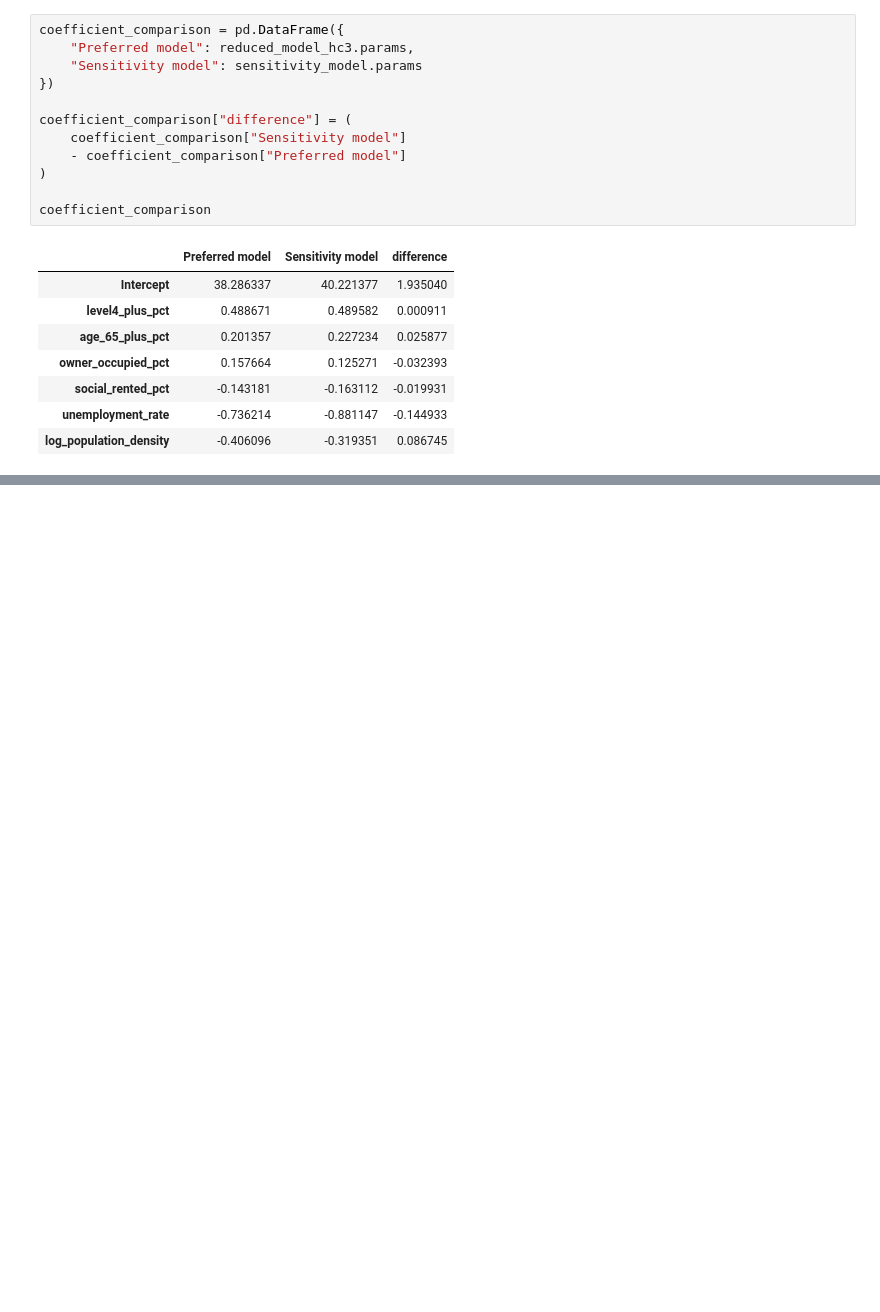
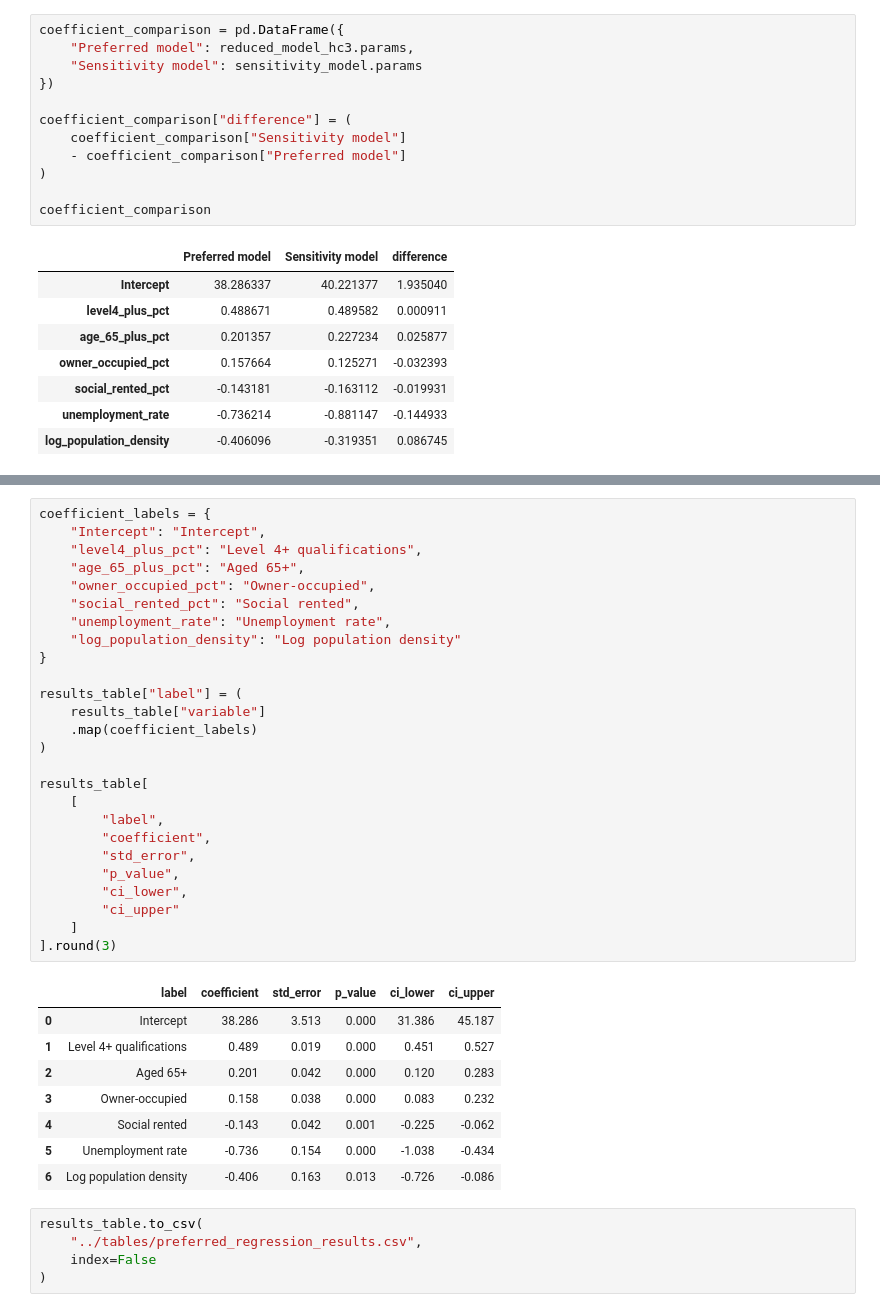
Before and after one commit to mjcurr2001/uk-turnout-analysis, a Jupyter notebook: notebooks/NB04_regression_analysis.ipynb, the cells around one changed output, grey strips where cells are left out. Cells and saved outputs as stored; diff of their text form; blank space fills up the shorter version.

```diff
--- a/notebooks/NB04_regression_analysis.ipynb
+++ b/notebooks/NB04_regression_analysis.ipynb
@@ -484,0 +564,40 @@ coefficient_comparison["difference"] = (
+# %%
+coefficient_labels = {
+    "Intercept": "Intercept",
+    "level4_plus_pct": "Level 4+ qualifications",
+    "age_65_plus_pct": "Aged 65+",
+    "owner_occupied_pct": "Owner-occupied",
+    "social_rented_pct": "Social rented",
+    "unemployment_rate": "Unemployment rate",
+    "log_population_density": "Log population density"
+}
+
+results_table["label"] = (
+    results_table["variable"]
+    .map(coefficient_labels)
+)
+
+results_table[
+    [
+        "label",
+        "coefficient",
+        "std_error",
+        "p_value",
+        "ci_lower",
+        "ci_upper"
+    ]
+].round(3)
+# %% [output]
+|  | label | coefficient | std_error | p_value | ci_lower | ci_upper |
+| 0 | Intercept | 38.286 | 3.513 | 0.000 | 31.386 | 45.187 |
+| 1 | Level 4+ qualifications | 0.489 | 0.019 | 0.000 | 0.451 | 0.527 |
+| 2 | Aged 65+ | 0.201 | 0.042 | 0.000 | 0.120 | 0.283 |
+| 3 | Owner-occupied | 0.158 | 0.038 | 0.000 | 0.083 | 0.232 |
+| 4 | Social rented | -0.143 | 0.042 | 0.001 | -0.225 | -0.062 |
+| 5 | Unemployment rate | -0.736 | 0.154 | 0.000 | -1.038 | -0.434 |
+| 6 | Log population density | -0.406 | 0.163 | 0.013 | -0.726 | -0.086 |
+# %%
+results_table.to_csv(
+    "../tables/preferred_regression_results.csv",
+    index=False
+)
```
Also changed, not shown: parts of 19 cells of this notebook, 12 other files.
